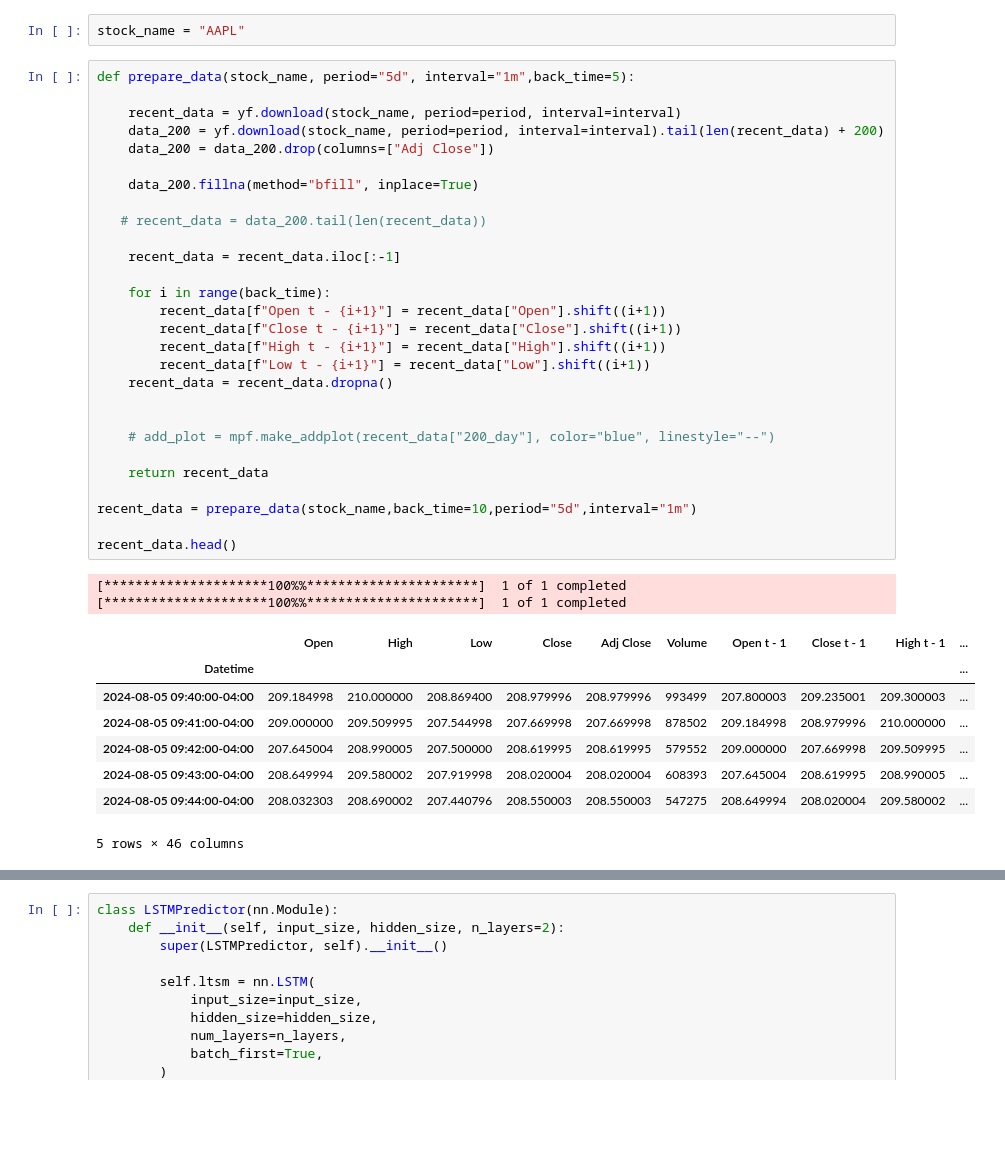
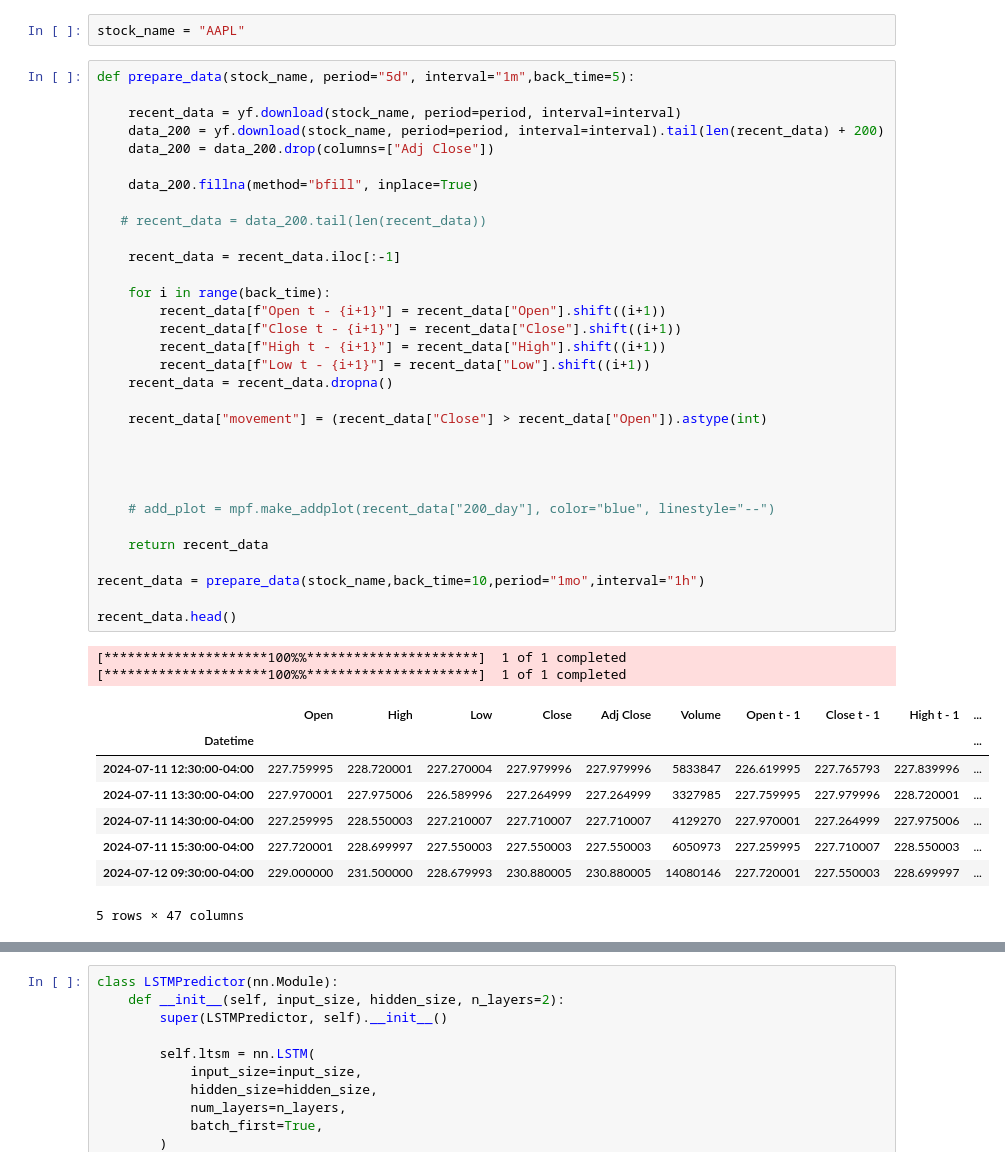
Before and after one commit to yohlimem/AI-Stonks, a Jupyter notebook: main.ipynb, the cells around one changed output, grey strips where cells are left out. Saved outputs shown, nothing was run; the diff lists cells and outputs as text; blank space fills up the shorter version.

```diff
--- a/main.ipynb
+++ b/main.ipynb
@@ -169,40 +169,44 @@ def prepare_data(stock_name, period="5d", interval="1m",back_time=5):
 
     recent_data = yf.download(stock_name, period=period, interval=interval)
     data_200 = yf.download(stock_name, period=period, interval=interval).tail(len(recent_data) + 200)
     data_200 = data_200.drop(columns=["Adj Close"])
 
     data_200.fillna(method="bfill", inplace=True)
 
    # recent_data = data_200.tail(len(recent_data))
 
     recent_data = recent_data.iloc[:-1]
 
     for i in range(back_time):
         recent_data[f"Open t - {i+1}"] = recent_data["Open"].shift((i+1))
         recent_data[f"Close t - {i+1}"] = recent_data["Close"].shift((i+1))
         recent_data[f"High t - {i+1}"] = recent_data["High"].shift((i+1))
         recent_data[f"Low t - {i+1}"] = recent_data["Low"].shift((i+1))
     recent_data = recent_data.dropna()
 
+    recent_data["movement"] = (recent_data["Close"] > recent_data["Open"]).astype(int)
+
+
+
 
     # add_plot = mpf.make_addplot(recent_data["200_day"], color="blue", linestyle="--")
 
     return recent_data
 
-recent_data = prepare_data(stock_name,back_time=10,period="5d",interval="1m")
+recent_data = prepare_data(stock_name,back_time=10,period="1mo",interval="1h")
 
 recent_data.head()
 # %% [output]
 [*********************100%%**********************]  1 of 1 completed
 [*********************100%%**********************]  1 of 1 completed
 |  | Open | High | Low | Close | Adj Close | Volume | Open t - 1 | Close t - 1 | High t - 1 | ... |
 | Datetime |  |  |  |  |  |  |  |  |  | ... |
-| 2024-08-05 09:40:00-04:00 | 209.184998 | 210.000000 | 208.869400 | 208.979996 | 208.979996 | 993499 | 207.800003 | 209.235001 | 209.300003 | ... |
-| 2024-08-05 09:41:00-04:00 | 209.000000 | 209.509995 | 207.544998 | 207.669998 | 207.669998 | 878502 | 209.184998 | 208.979996 | 210.000000 | ... |
-| 2024-08-05 09:42:00-04:00 | 207.645004 | 208.990005 | 207.500000 | 208.619995 | 208.619995 | 579552 | 209.000000 | 207.669998 | 209.509995 | ... |
-| 2024-08-05 09:43:00-04:00 | 208.649994 | 209.580002 | 207.919998 | 208.020004 | 208.020004 | 608393 | 207.645004 | 208.619995 | 208.990005 | ... |
-| 2024-08-05 09:44:00-04:00 | 208.032303 | 208.690002 | 207.440796 | 208.550003 | 208.550003 | 547275 | 208.649994 | 208.020004 | 209.580002 | ... |
+| 2024-07-11 12:30:00-04:00 | 227.759995 | 228.720001 | 227.270004 | 227.979996 | 227.979996 | 5833847 | 226.619995 | 227.765793 | 227.839996 | ... |
+| 2024-07-11 13:30:00-04:00 | 227.970001 | 227.975006 | 226.589996 | 227.264999 | 227.264999 | 3327985 | 227.759995 | 227.979996 | 228.720001 | ... |
+| 2024-07-11 14:30:00-04:00 | 227.259995 | 228.550003 | 227.210007 | 227.710007 | 227.710007 | 4129270 | 227.970001 | 227.264999 | 227.975006 | ... |
+| 2024-07-11 15:30:00-04:00 | 227.720001 | 228.699997 | 227.550003 | 227.550003 | 227.550003 | 6050973 | 227.259995 | 227.710007 | 228.550003 | ... |
+| 2024-07-12 09:30:00-04:00 | 229.000000 | 231.500000 | 228.679993 | 230.880005 | 230.880005 | 14080146 | 227.720001 | 227.550003 | 228.699997 | ... |
-5 rows × 46 columns
+5 rows × 47 columns
 # %%
 from sklearn.model_selection import train_test_split
 import torch
```
Also changed, not shown: parts of 4 cells of this notebook.
